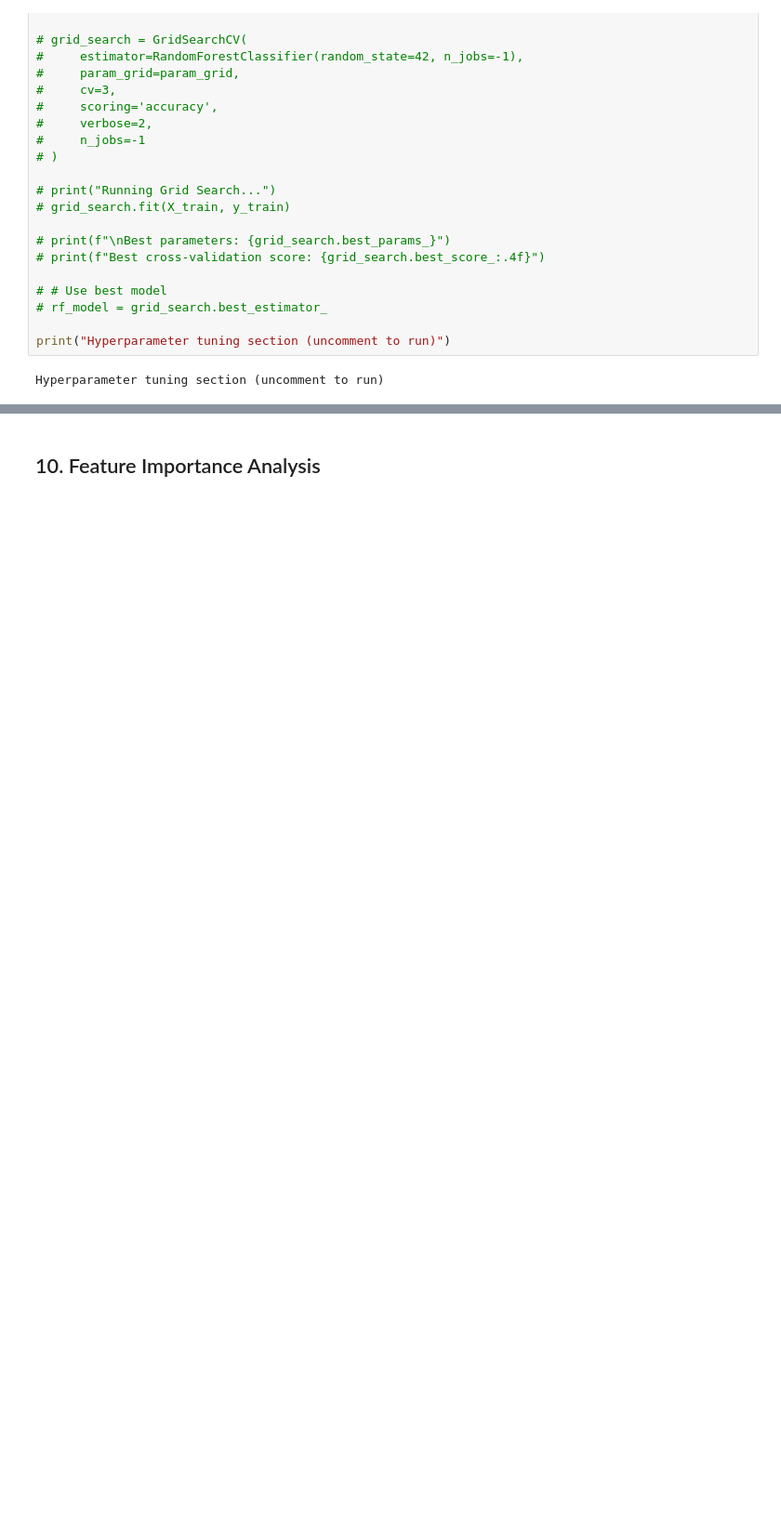
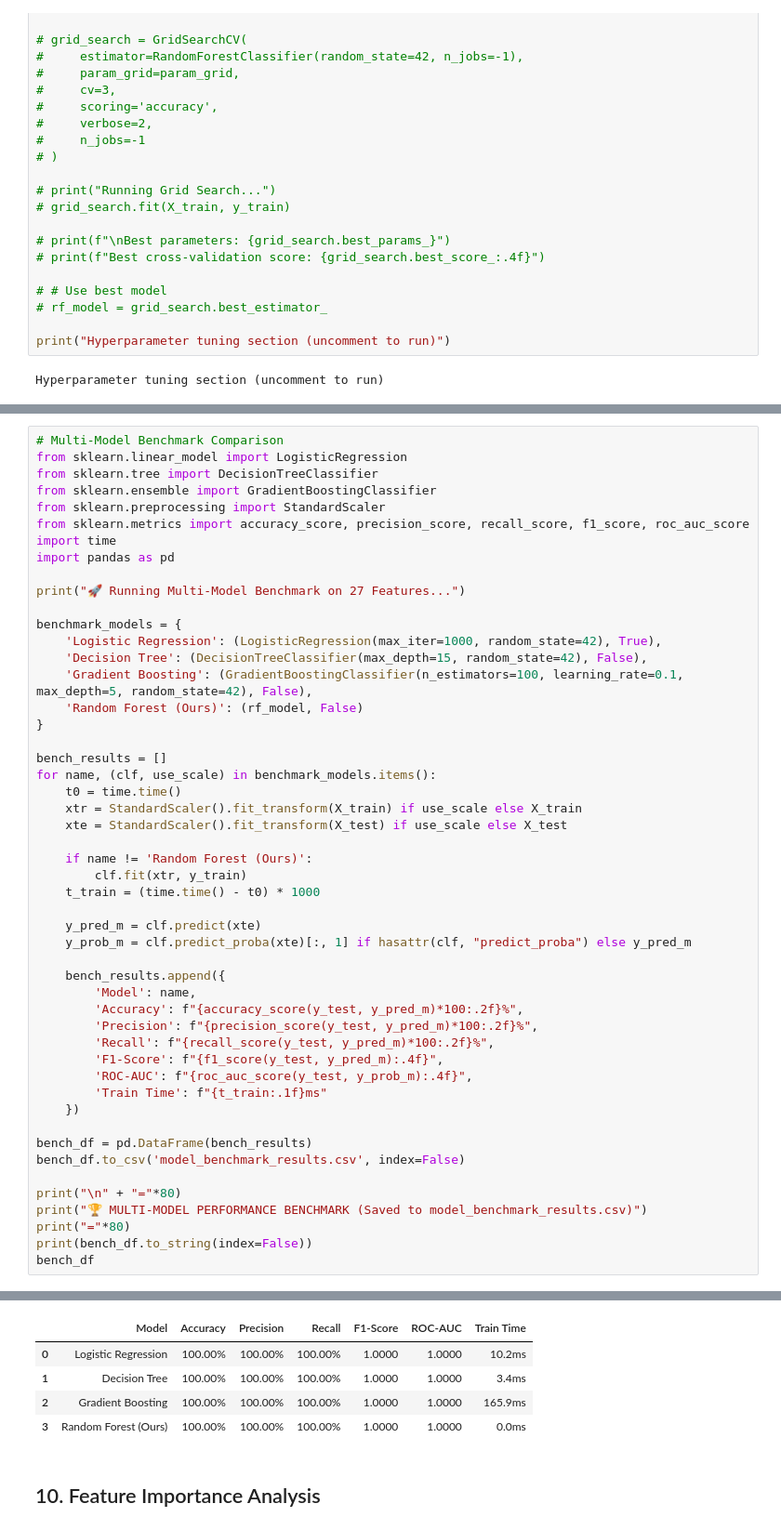
Before and after one commit to Darkartemis810/url-phishiing-detection, a Jupyter notebook: random_forest_url_phishing.ipynb, the cells around one changed output, grey strips where cells are left out. Shown at 93% size. Drawn from its saved outputs; the diff is of its cells as text; blank space fills up the shorter version.

```diff
--- a/random_forest_url_phishing.ipynb
+++ b/random_forest_url_phishing.ipynb
@@ -696,0 +554,51 @@ bench_df.to_csv('model_benchmark_results.csv', index=False)
+# %%
+# Multi-Model Benchmark Comparison
+from sklearn.linear_model import LogisticRegression
+from sklearn.tree import DecisionTreeClassifier
+from sklearn.ensemble import GradientBoostingClassifier
+from sklearn.preprocessing import StandardScaler
+from sklearn.metrics import accuracy_score, precision_score, recall_score, f1_score, roc_auc_score
+import time
+import pandas as pd
+
+print("🚀 Running Multi-Model Benchmark on 27 Features...")
+
+benchmark_models = {
+    'Logistic Regression': (LogisticRegression(max_iter=1000, random_state=42), True),
+    'Decision Tree': (DecisionTreeClassifier(max_depth=15, random_state=42), False),
+    'Gradient Boosting': (GradientBoostingClassifier(n_estimators=100, learning_rate=0.1, max_depth=5, random_state=42), False),
+    'Random Forest (Ours)': (rf_model, False)
+}
+
+bench_results = []
+for name, (clf, use_scale) in benchmark_models.items():
+    t0 = time.time()
+    xtr = StandardScaler().fit_transform(X_train) if use_scale else X_train
+    xte = StandardScaler().fit_transform(X_test) if use_scale else X_test
+
+    if name != 'Random Forest (Ours)':
+        clf.fit(xtr, y_train)
+    t_train = (time.time() - t0) * 1000
+
+    y_pred_m = clf.predict(xte)
+    y_prob_m = clf.predict_proba(xte)[:, 1] if hasattr(clf, "predict_proba") else y_pred_m
+
+    bench_results.append({
+        'Model': name,
+        'Accuracy': f"{accuracy_score(y_test, y_pred_m)*100:.2f}%",
+        'Precision': f"{precision_score(y_test, y_pred_m)*100:.2f}%",
+        'Recall': f"{recall_score(y_test, y_pred_m)*100:.2f}%",
+        'F1-Score': f"{f1_score(y_test, y_pred_m):.4f}",
+        'ROC-AUC': f"{roc_auc_score(y_test, y_prob_m):.4f}",
+        'Train Time': f"{t_train:.1f}ms"
+    })
+
+bench_df = pd.DataFrame(bench_results)
+bench_df.to_csv('model_benchmark_results.csv', index=False)
+
+print("\n" + "="*80)
+print("🏆 MULTI-MODEL PERFORMANCE BENCHMARK (Saved to model_benchmark_results.csv)")
+print("="*80)
+print(bench_df.to_string(index=False))
+bench_df
+# %% [output]
@@ -697,3 +615,8 @@ bench_df.to_csv('model_benchmark_results.csv', index=False)
+|  | Model | Accuracy | Precision | Recall | F1-Score | ROC-AUC | Train Time |
+| 0 | Logistic Regression | 100.00% | 100.00% | 100.00% | 1.0000 | 1.0000 | 10.2ms |
+| 1 | Decision Tree | 100.00% | 100.00% | 100.00% | 1.0000 | 1.0000 | 3.4ms |
+| 2 | Gradient Boosting | 100.00% | 100.00% | 100.00% | 1.0000 | 1.0000 | 165.9ms |
+| 3 | Random Forest (Ours) | 100.00% | 100.00% | 100.00% | 1.0000 | 1.0000 | 0.0ms |
 # %% [markdown]
 ## 10. Feature Importance Analysis
 # %%
```
Also changed, not shown: parts of 10 cells of this notebook, 3 other files.
